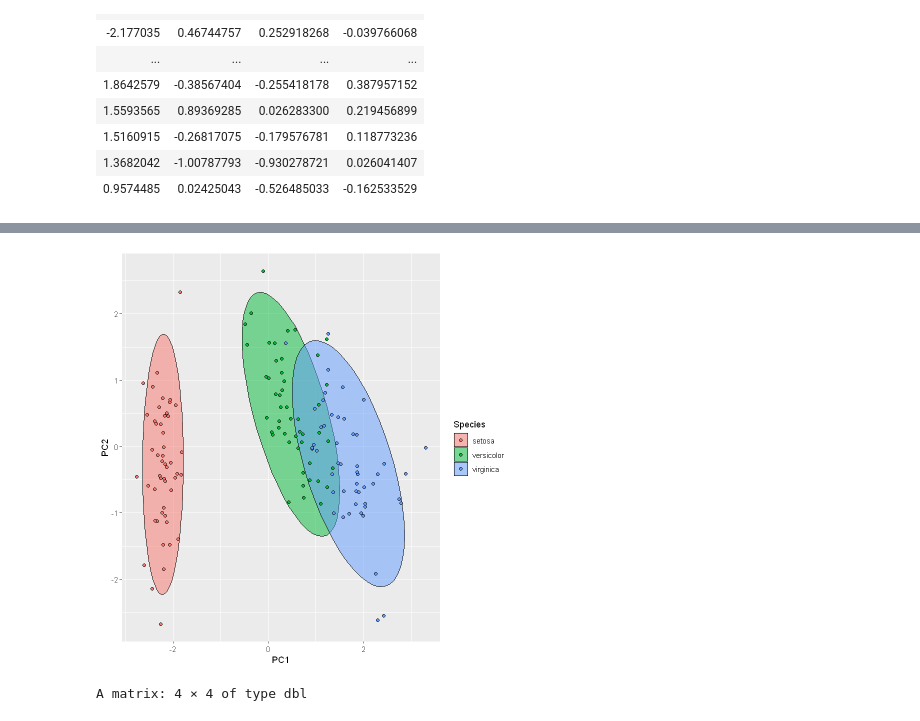
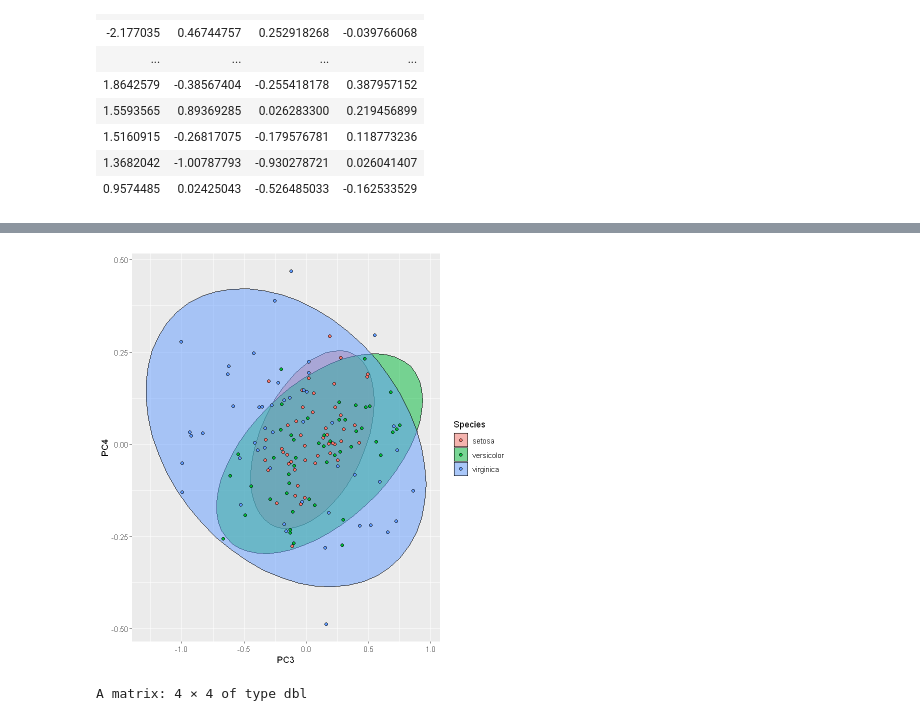
Before and after one commit to Saranga99/DM-ML, a Jupyter notebook: coursework/clustering.ipynb, the cells around one changed output, grey strips where cells are left out. Drawn from its saved outputs; the diff is of its cells as text; code cells hidden in the pictures.

```diff
--- a/coursework/clustering.ipynb
+++ b/coursework/clustering.ipynb
@@ -169,5 +255,5 @@ A data.frame: 6 × 5
+# %%
+myPr <- prcomp(dfNorm[1:4])
 # %%
-myPr <- prcomp(iris[, -5])
+# myPr <- prcomp(iris[, -5], scale = TRUE)#
-# %%
-myPr <- prcomp(iris[, -5], scale = TRUE)
 # %%
@@ -254,7 +330,7 @@ A matrix: 150 × 4 of type dbl
 | 1.3682042 | -1.00787793 | -0.930278721 | 0.026041407 |
 | 0.9574485 | 0.02425043 | -0.526485033 | -0.162533529 |
 # %%
-iris2 <- cbind(iris, myPr$x)
+iris2 <- cbind(dfNorm, myPr$x)
 # %%
 head(iris2)
 # %% [output]
@@ -270,11 +346,11 @@ A data.frame: 6 × 9
 # %%
 library(ggplot2)
 
-ggplot(iris2, aes(PC1,PC2,col = Species, fill = Species)) +
+ggplot(iris2, aes(PC3,PC4,col = Species, fill = Species)) +
   stat_ellipse(geom = "polygon", col = "black", alpha = 0.5) +
   geom_point(shape = 21, col = "black")
 # %% [output]
-[figure, old version]
+[figure, new version]
 # %%
 cor(iris[, -5], iris2[, 6:9])
 # %% [output]
```
Also changed, not shown: parts of 46 cells of this notebook.
